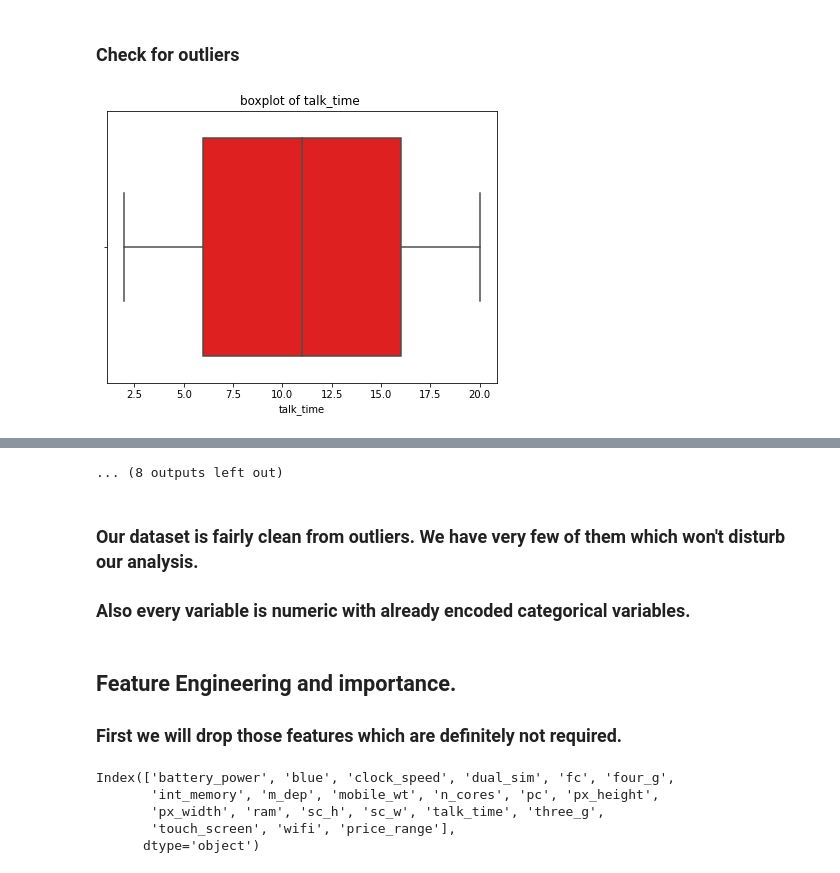
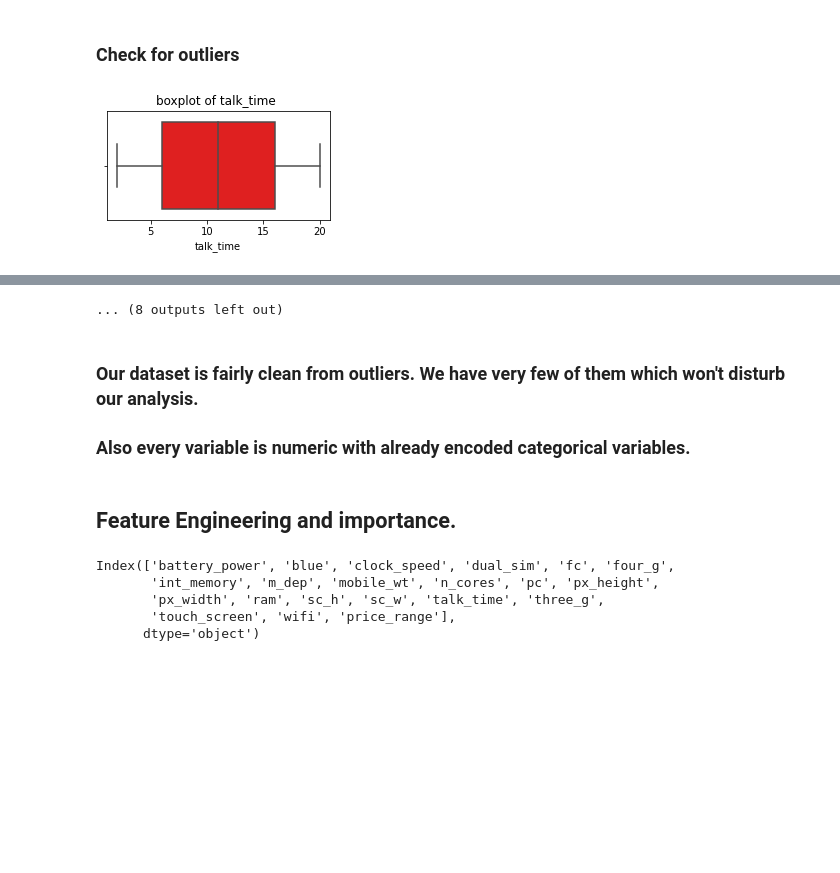
Before and after one commit to tanay47/Mobile-Price-Range-Prediction, a Jupyter notebook: Mobile_Price_Range_Prediction.ipynb, the cells around one changed output, grey strips where cells are left out. Drawn from its saved outputs; the diff is of its cells as text; code cells hidden in the pictures; blank space fills up the shorter version.

```diff
--- a/Mobile_Price_Range_Prediction.ipynb
+++ b/Mobile_Price_Range_Prediction.ipynb
@@ -72,6 +72,6 @@ Drive already mounted at /content/drive; to attempt to forcibly remount, call dr
 # %%
 # Load and store dataset to a varible.
-mob_df = pd.read_csv("/content/drive/MyDrive/Colab Notebooks/Module 4/New classification/Copy of data_mobile_price_range.csv")
+mob_df = pd.read_csv("/content/drive/MyDrive/Colab Notebooks/Module 4/Mobile Price Range Prediction - Tanay Tupe/Copy of data_mobile_price_range.csv")
 # %%
 mob_df.head()
 # %% [output]
@@ -200,7 +200,7 @@ Text(0.5, 1.0, "Distribution of 'price_range' ")
 # %%
 # distribution of all features.
 for fet in list( set(mob_df.columns) - {"price_range"}) :
-  plt.figure(figsize=(7,5))
+  plt.figure(figsize=(4,2))
   sns.distplot(mob_df[fet])
   plt.title(f"Distribution of {fet} ")
 # %% [output]
@@ -246,8 +246,8 @@ for fet in mob_df.columns :
 # %%
 # boxplot of all features.
 for fet in list( set(mob_df.columns) - {"price_range"}) :
-  plt.figure(figsize=(7,5))
+  plt.figure(figsize=(4,2))
   sns.boxplot(mob_df[fet], color="r")
   plt.title(f"boxplot of {fet} ")
 # %% [output]
-[figure, old version]
+[figure, new version]
@@ -268,7 +268,6 @@ for fet in list( set(mob_df.columns) - {"price_range"}) :
 ### Also every variable is numeric with already encoded categorical variables.
 # %% [markdown]
 ## Feature Engineering and importance.
-### First we will drop those features which are definitely not required.
 # %%
 mob_df.columns
 # %% [output]
```
Also changed, not shown: parts of 23 cells of this notebook.
